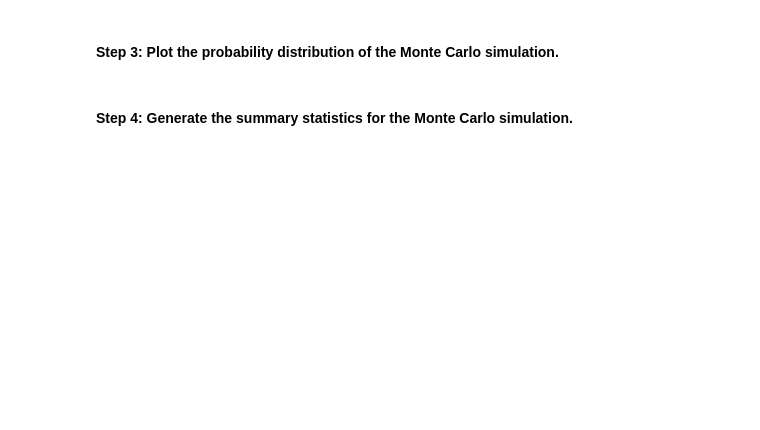
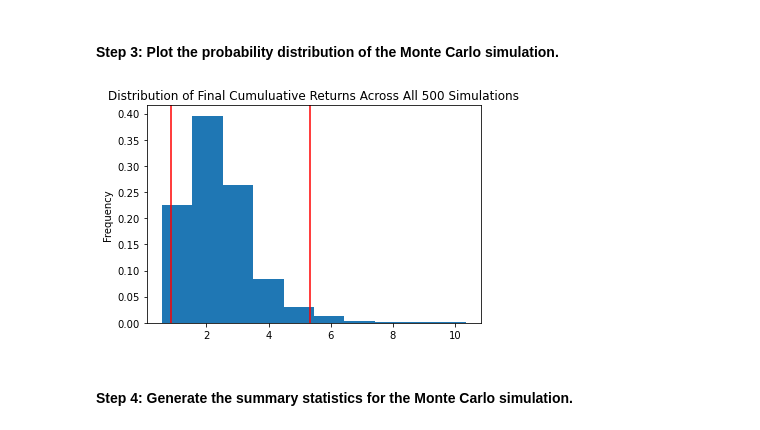
Before and after one commit to gatsbyz/retirement-global-plus, a Jupyter notebook: Retirement tool.ipynb, the cells around one changed output. Drawn from its saved outputs; the diff is of its cells as text; code cells hidden in the pictures; blank space fills up the shorter version.

```diff
--- a/Retirement tool.ipynb
+++ b/Retirement tool.ipynb
@@ -373,7 +280,9 @@ MC_sim_line_plot = MC_thirtyyear.plot_simulation()
 # %%
 # Visualize the probability distribution of the 30-year Monte Carlo simulation
 # by plotting a histogram
-MC_sim_dist_plot = MC_thirtyyear.plot_distribution()
+MC_sim_dist_plot = output.plot_distribution()
+# %% [output]
+[figure, added]
 # %% [markdown]
 #### Step 4: Generate the summary statistics for the Monte Carlo simulation.
 # %%
```
Also changed, not shown: parts of 54 cells of this notebook, 1 other file.
